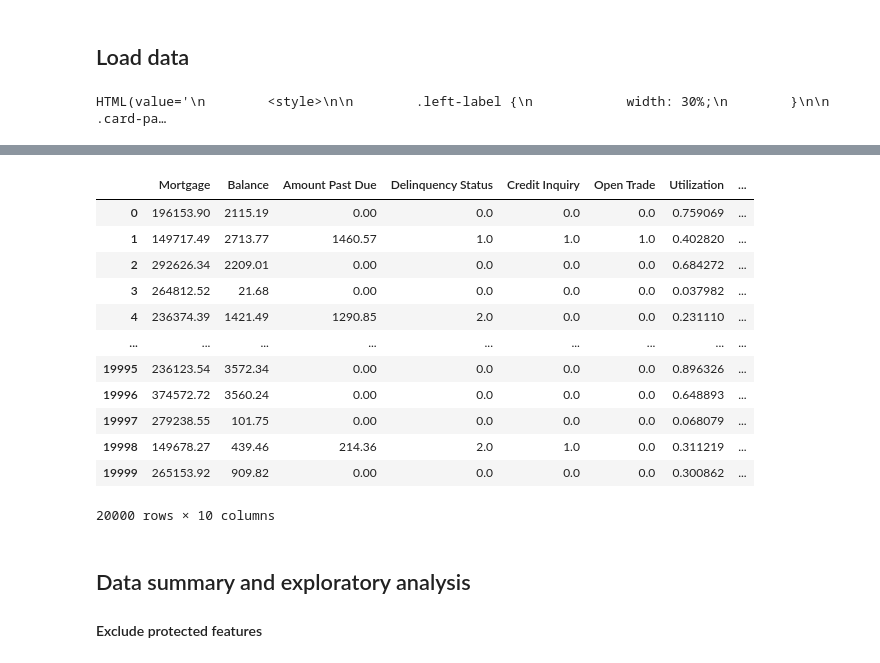
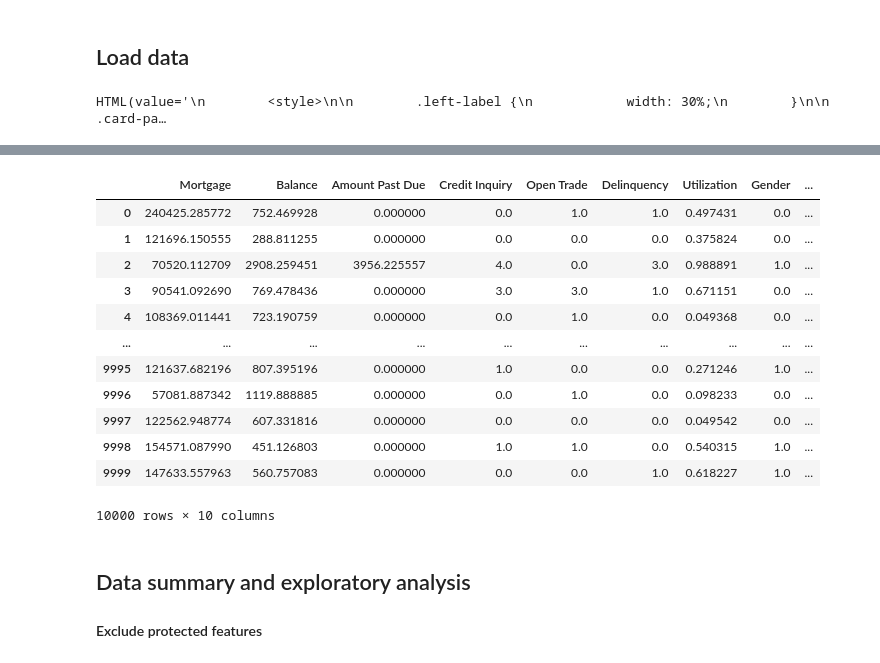
Before and after one commit to SelfExplainML/PiML-Toolbox, a Jupyter notebook: docs/Workshop/Truist_Credit_Analysis.ipynb, the cells around one changed output, grey strips where cells are left out. Drawn from its saved outputs; the diff is of its cells as text; code cells hidden in the pictures.

```diff
--- a/docs/Workshop/Truist_Credit_Analysis.ipynb
+++ b/docs/Workshop/Truist_Credit_Analysis.ipynb
@@ -22,9 +26,8 @@ HTML(value='\n        <style>\n\n        .left-label {\n            width: 30%;\
 # Loading data
 #exp.data_loader()
 # or using panda to read datafile
-import pandas as pd
-data = pd.read_csv('/commons/users/u783567/data/creditdat.csv')
-#data = pd.read_csv('C:/Users/U783567/Documents/workshop/credit_data4.xls')
-exp.data_loader(data=data)
+# import pandas as pd
+# data = pd.read_csv('creditdat.csv')
+exp.data_loader("FairnessCreditSimu")
 # %% [output]
 HTML(value='\n        <style>\n\n        .left-label {\n            width: 30%;\n        }\n\n        .card-pa…
@@ -31,16 +35,16 @@ HTML(value='\n        <style>\n\n        .left-label {\n            width: 30%;\
-|  | Mortgage | Balance | Amount Past Due | Delinquency Status | Credit Inquiry | Open Trade | Utilization | ... |
-| 0 | 196153.90 | 2115.19 | 0.00 | 0.0 | 0.0 | 0.0 | 0.759069 | ... |
-| 1 | 149717.49 | 2713.77 | 1460.57 | 1.0 | 1.0 | 1.0 | 0.402820 | ... |
-| 2 | 292626.34 | 2209.01 | 0.00 | 0.0 | 0.0 | 0.0 | 0.684272 | ... |
-| 3 | 264812.52 | 21.68 | 0.00 | 0.0 | 0.0 | 0.0 | 0.037982 | ... |
-| 4 | 236374.39 | 1421.49 | 1290.85 | 2.0 | 0.0 | 0.0 | 0.231110 | ... |
-| ... | ... | ... | ... | ... | ... | ... | ... | ... |
-| 19995 | 236123.54 | 3572.34 | 0.00 | 0.0 | 0.0 | 0.0 | 0.896326 | ... |
-| 19996 | 374572.72 | 3560.24 | 0.00 | 0.0 | 0.0 | 0.0 | 0.648893 | ... |
-| 19997 | 279238.55 | 101.75 | 0.00 | 0.0 | 0.0 | 0.0 | 0.068079 | ... |
-| 19998 | 149678.27 | 439.46 | 214.36 | 2.0 | 1.0 | 0.0 | 0.311219 | ... |
-| 19999 | 265153.92 | 909.82 | 0.00 | 0.0 | 0.0 | 0.0 | 0.300862 | ... |
+|  | Mortgage | Balance | Amount Past Due | Credit Inquiry | Open Trade | Delinquency | Utilization | Gender | ... |
+| 0 | 240425.285772 | 752.469928 | 0.000000 | 0.0 | 1.0 | 1.0 | 0.497431 | 0.0 | ... |
+| 1 | 121696.150555 | 288.811255 | 0.000000 | 0.0 | 0.0 | 0.0 | 0.375824 | 0.0 | ... |
+| 2 | 70520.112709 | 2908.259451 | 3956.225557 | 4.0 | 0.0 | 3.0 | 0.988891 | 1.0 | ... |
+| 3 | 90541.092690 | 769.478436 | 0.000000 | 3.0 | 3.0 | 1.0 | 0.671151 | 0.0 | ... |
+| 4 | 108369.011441 | 723.190759 | 0.000000 | 0.0 | 1.0 | 0.0 | 0.049368 | 0.0 | ... |
+| ... | ... | ... | ... | ... | ... | ... | ... | ... | ... |
+| 9995 | 121637.682196 | 807.395196 | 0.000000 | 1.0 | 0.0 | 0.0 | 0.271246 | 1.0 | ... |
+| 9996 | 57081.887342 | 1119.888885 | 0.000000 | 0.0 | 1.0 | 0.0 | 0.098233 | 0.0 | ... |
+| 9997 | 122562.948774 | 607.331816 | 0.000000 | 0.0 | 0.0 | 0.0 | 0.049542 | 0.0 | ... |
+| 9998 | 154571.087990 | 451.126803 | 0.000000 | 1.0 | 1.0 | 0.0 | 0.540315 | 1.0 | ... |
+| 9999 | 147633.557963 | 560.757083 | 0.000000 | 0.0 | 0.0 | 1.0 | 0.618227 | 1.0 | ... |
-20000 rows × 10 columns
+10000 rows × 10 columns
 # %% [markdown]
 ## Data summary and exploratory analysis
 
```
Also changed, not shown: parts of 25 cells of this notebook.
